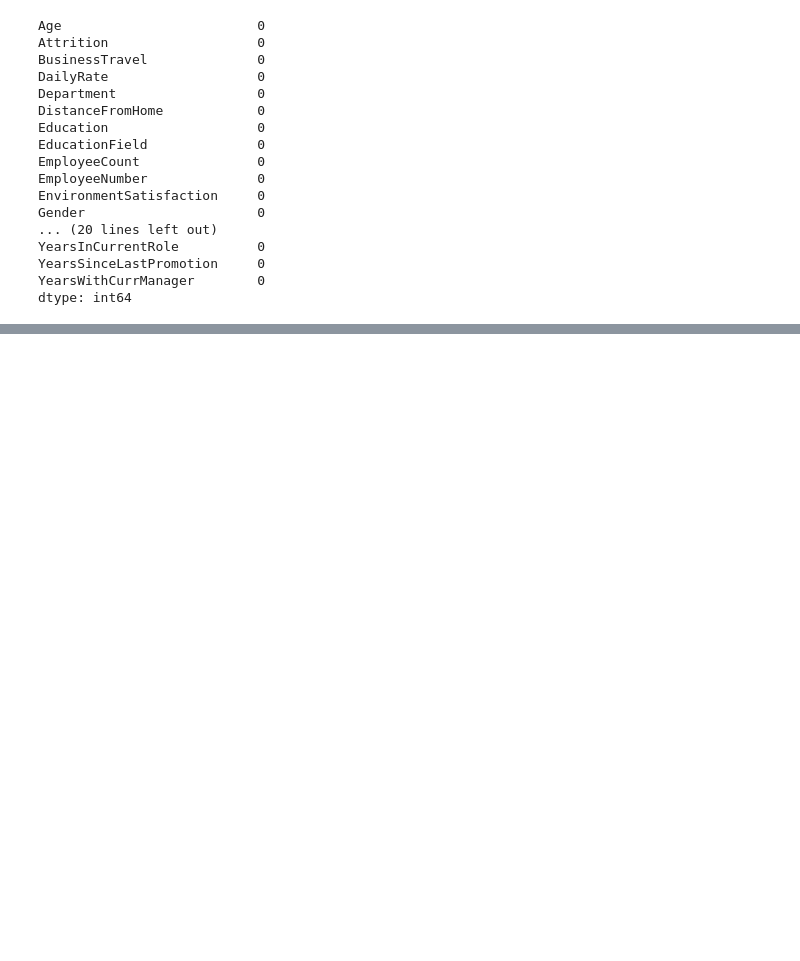
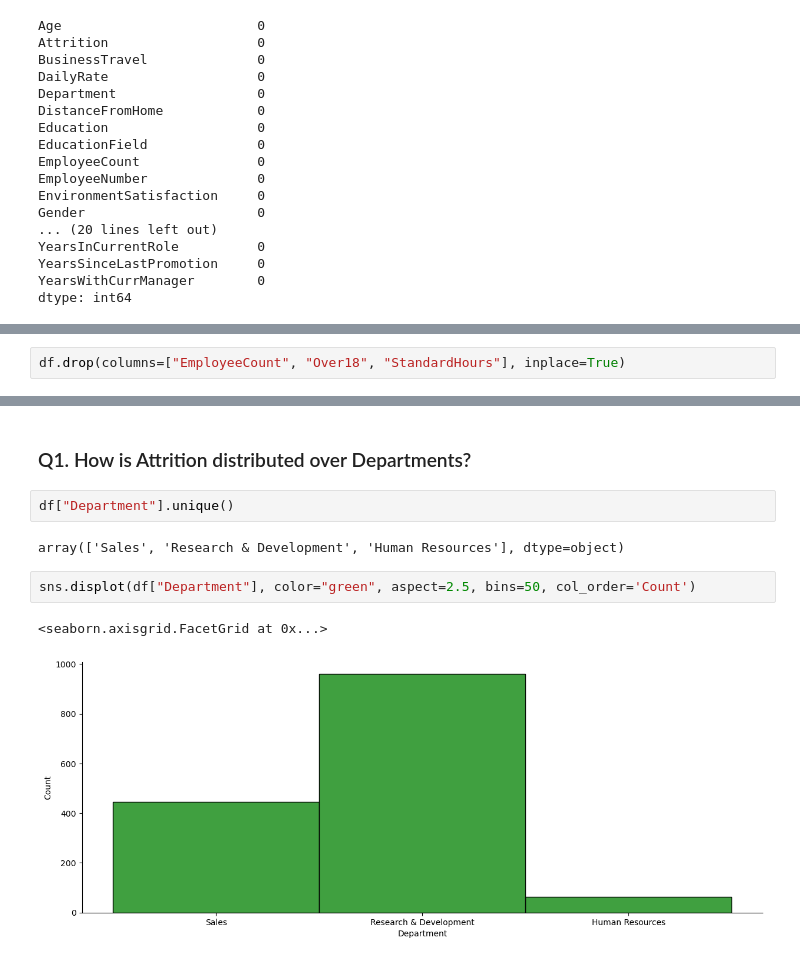
Before and after one commit to mbrigljevic/Employee-attrition-project-, a Jupyter notebook: Attrition in the company .ipynb, the cells around one changed output, grey strips where cells are left out. Saved outputs shown, nothing was run; the diff lists cells and outputs as text; blank space fills up the shorter version.

```diff
--- a/Attrition in the company .ipynb
+++ b/Attrition in the company .ipynb
@@ -93,0 +126,2 @@ dtype: int64
+# %%
+df.drop(columns=["EmployeeCount", "Over18", "StandardHours"], inplace=True)
@@ -93,0 +145,11 @@ dtype: int64
+# %% [markdown]
+### Q1.  How is Attrition distributed over Departments?
+# %%
+df["Department"].unique()
+# %% [output]
+array(['Sales', 'Research & Development', 'Human Resources'], dtype=object)
+# %%
+sns.displot(df["Department"], color="green", aspect=2.5, bins=50, col_order='Count')
+# %% [output]
+<seaborn.axisgrid.FacetGrid at 0x...>
+[figure, added]
```
Also changed, not shown: parts of 10 cells of this notebook.
